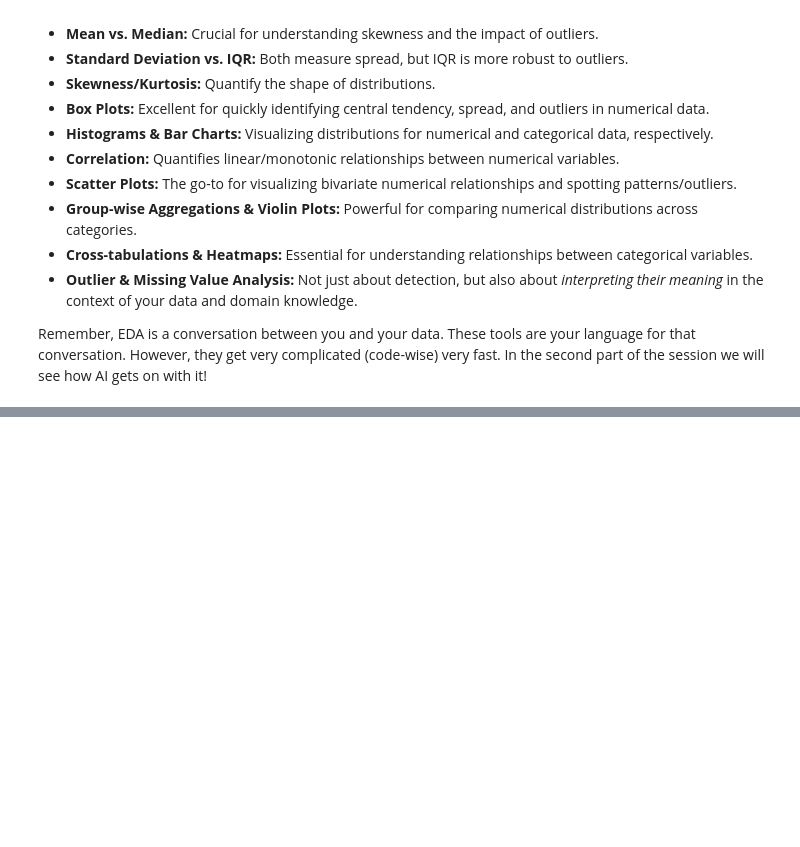
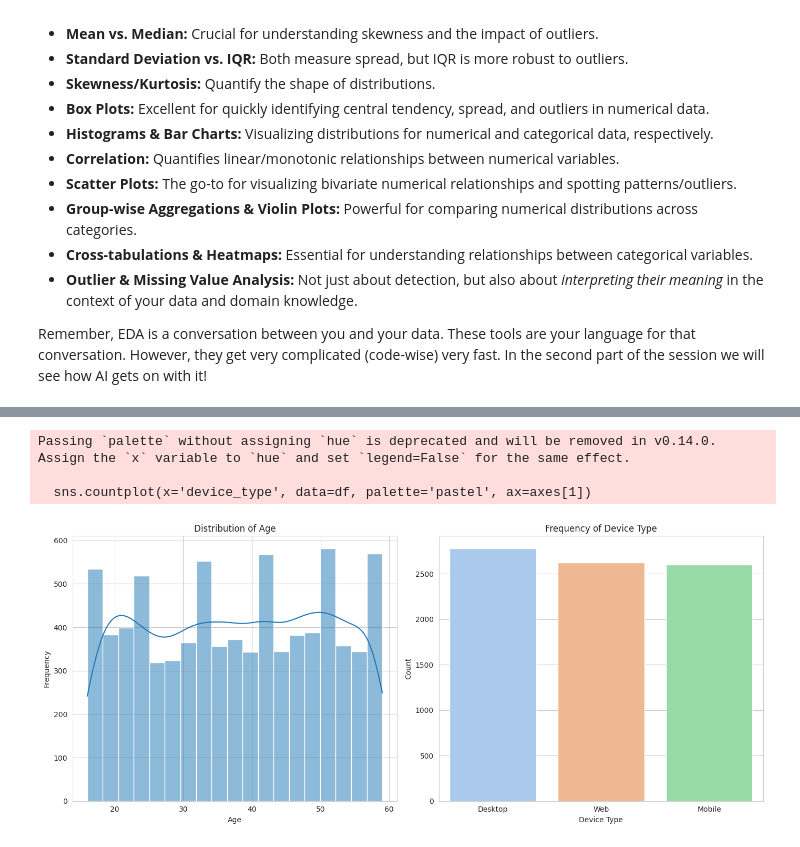
Before and after one commit to My-le-s/mgovus-Programming-BigDataAnalytics, a Jupyter notebook: 3_01_statistical_exploratory_data_analysis.ipynb, the cells around one changed output, grey strips where cells are left out. Cells and saved outputs as stored; diff of their text form; code cells hidden in the pictures; blank space fills up the shorter version.

```diff
--- a/3_01_statistical_exploratory_data_analysis.ipynb
+++ b/3_01_statistical_exploratory_data_analysis.ipynb
@@ -620,0 +645,8 @@ Remember, EDA is a conversation between you and your data. These tools are your
+# %%
+import pandas as pd
+
+df = pd.read_csv('spotify.csv')
+
+# Display the first few rows to confirm it loaded correctly
+print("DataFrame (Head)")
+display(df.head())
@@ -620,0 +673,26 @@ Remember, EDA is a conversation between you and your data. These tools are your
+# %%
+import matplotlib.pyplot as plt
+import seaborn as sns
+
+# Create a figure with two subplots arranged side-by-side
+fig, axes = plt.subplots(1, 2, figsize=(14, 6)) # 1 row, 2 columns
+
+# Plot the histogram of Age on the first subplot
+sns.histplot(df['age'], kde=True, ax=axes[0])
+axes[0].set_title('Distribution of Age')
+axes[0].set_xlabel('Age')
+axes[0].set_ylabel('Frequency')
+
+# Plot the count plot of Device Type on the second subplot
+sns.countplot(x='device_type', data=df, palette='pastel', ax=axes[1])
+axes[1].set_title('Frequency of Device Type')
+axes[1].set_xlabel('Device Type')
+axes[1].set_ylabel('Count')
+
+plt.tight_layout() # Adjust layout to prevent overlapping titles/labels
+plt.show()
+# %% [output]
+Passing `palette` without assigning `hue` is deprecated and will be removed in v0.14.0. Assign the `x` variable to `hue` and set `legend=False` for the same effect.
+
+  sns.countplot(x='device_type', data=df, palette='pastel', ax=axes[1])
+[figure, added]
```
Also changed, not shown: parts of 21 cells of this notebook.
